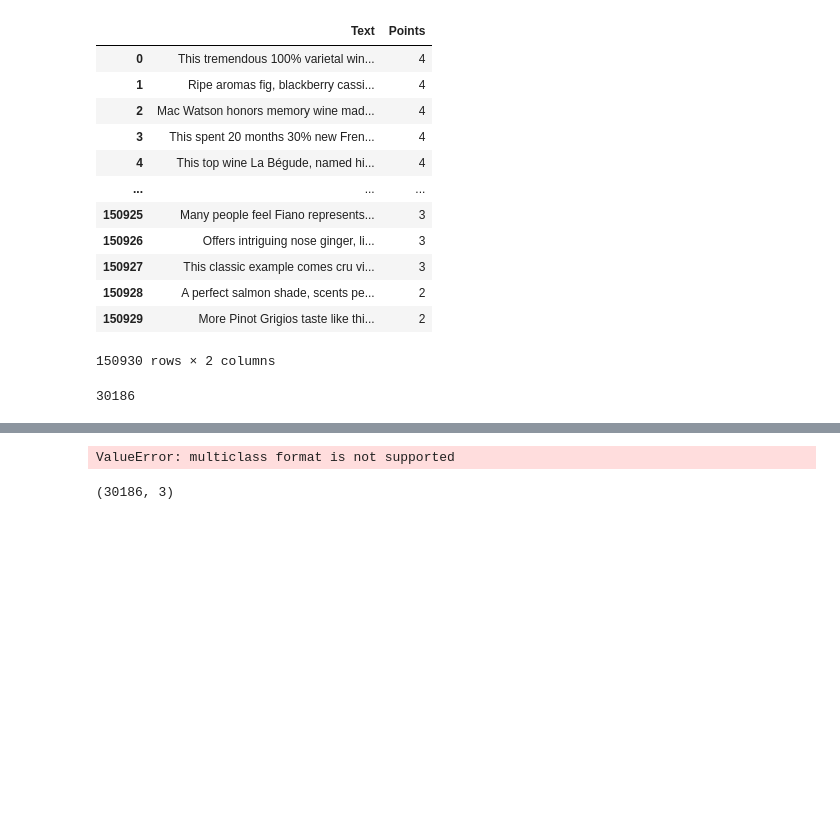
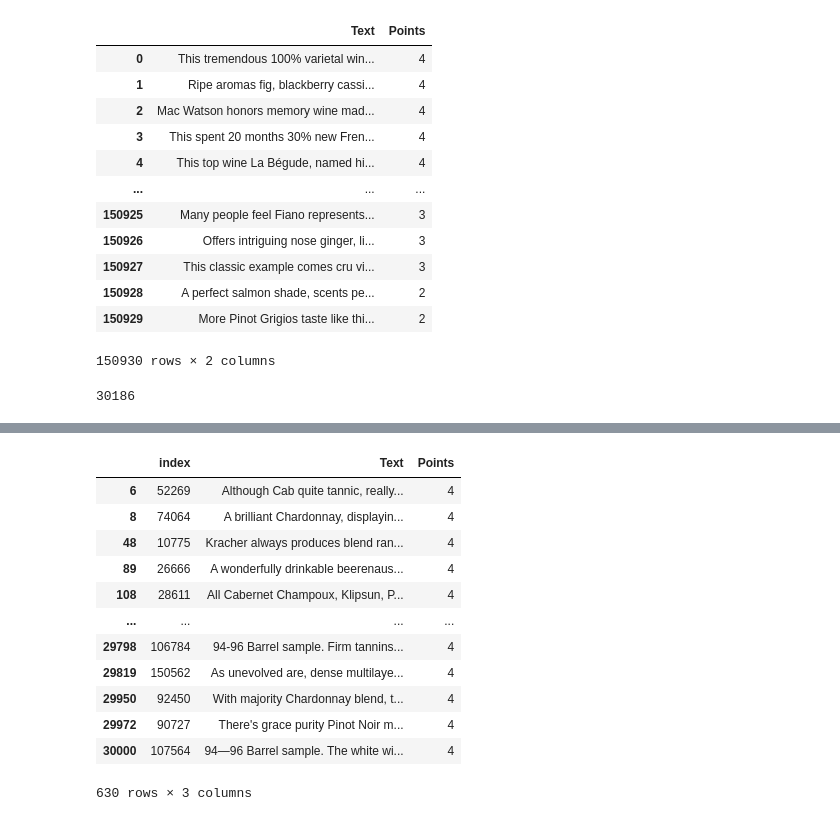
Before and after one commit to mistrydev6/Wine_Naive_Bayes, a Jupyter notebook: PA.ipynb, the cells around one changed output, grey strips where cells are left out. Drawn from its saved outputs; the diff is of its cells as text; code cells hidden in the pictures; blank space fills up the shorter version.

```diff
--- a/PA.ipynb
+++ b/PA.ipynb
@@ -374,22 +375,19 @@ P(Class 4 | S) = 1.1305519239285872e-05
-# %%
-# Calculate the TPR and FPR for each model
-fpr1, tpr1, thresholds1 = roc_curve(test_df['Points'], predictions)
-
-# Plot the ROC curves
-plt.plot(fpr1, tpr1, label='All preprocessing', color="#2D398B")
-# plt.plot(fpr2, tpr2, label='Without removing stop words', color="#C14169")
-# plt.plot([0, 1], [0, 1], 'k--', color='grey')
-plt.xlabel('False Positive Rate')
-plt.ylabel('True Positive Rate')
-plt.title('ROC Curve')
-plt.legend()
-plt.show()
-# %% [output]
-ValueError: multiclass format is not supported
-# %%
-test_df.shape
-# %% [output]
-(30186, 3)
+# %%
+test_df[test_df['Points']==4]
+# %% [output]
+|  | index | Text | Points |
+| 6 | 52269 | Although Cab quite tannic, really... | 4 |
+| 8 | 74064 | A brilliant Chardonnay, displayin... | 4 |
+| 48 | 10775 | Kracher always produces blend ran... | 4 |
+| 89 | 26666 | A wonderfully drinkable beerenaus... | 4 |
+| 108 | 28611 | All Cabernet Champoux, Klipsun, P... | 4 |
+| ... | ... | ... | ... |
+| 29798 | 106784 | 94-96 Barrel sample. Firm tannins... | 4 |
+| 29819 | 150562 | As unevolved are, dense multilaye... | 4 |
+| 29950 | 92450 | With majority Chardonnay blend, t... | 4 |
+| 29972 | 90727 | There's grace purity Pinot Noir m... | 4 |
+| 30000 | 107564 | 94—96 Barrel sample. The white wi... | 4 |
+630 rows × 3 columns
 # %%
 predictions_array = np.array(predictions)  # Convert to NumPy array
 # %%
```
Also changed, not shown: parts of 13 cells of this notebook.
